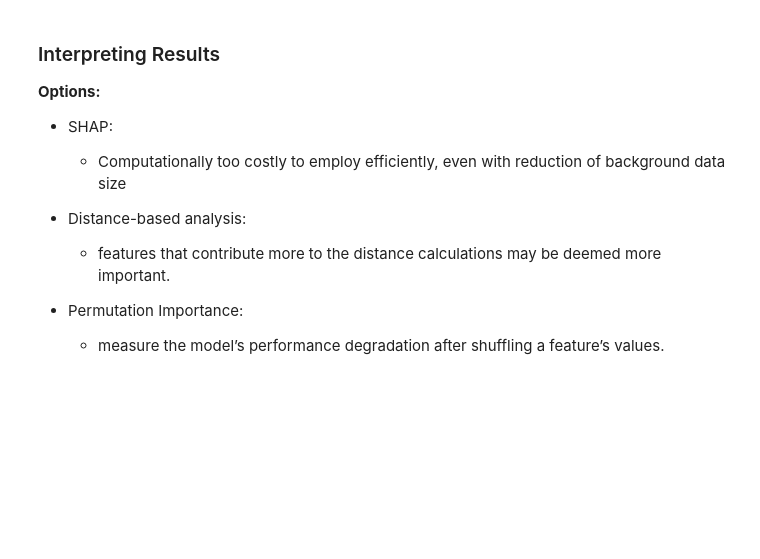
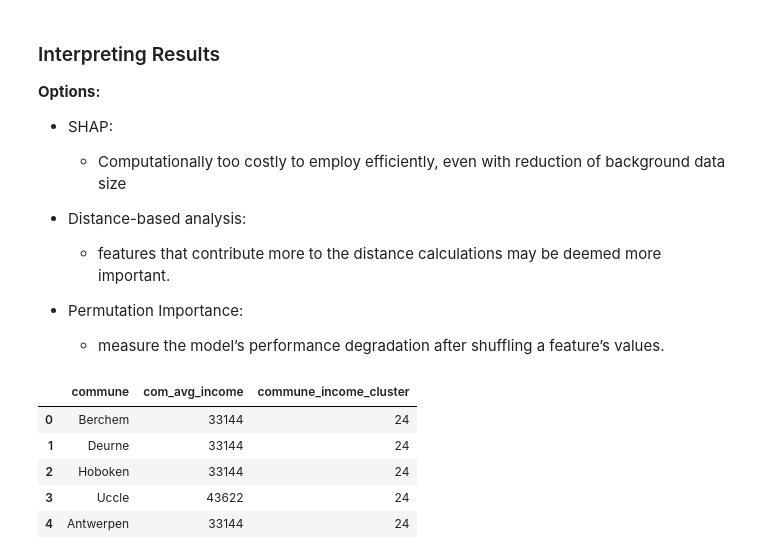
Before and after one commit to Miriam-Stoehr/challenge-regression, a Jupyter notebook: testing.ipynb, the cells around one changed output. Cells and saved outputs as stored; diff of their text form; code cells hidden in the pictures; blank space fills up the shorter version.

```diff
--- a/testing.ipynb
+++ b/testing.ipynb
@@ -124,3 +124,48 @@ plt.show()
 
 * Permutation Importance:
   * measure the model’s performance degradation after shuffling a feature’s values.
+# %%
+# Clustering based on commune and taxable income
+
+import pandas as pd
+from sklearn.preprocessing import StandardScaler
+from sklearn.cluster import DBSCAN
+
+# Assuming 're_df' contains the original data and already has 'commune_encoded' and 'com_avg_income'
+
+# Normalize the features (only 'com_avg_income' and 'commune_encoded')
+scaler = StandardScaler()
+scaled_features = scaler.fit_transform(re_df[['com_avg_income', 'commune_encoded']])
+
+# Apply DBSCAN clustering
+dbscan = DBSCAN(eps=0.2, min_samples=4)
+re_df['commune_income_cluster'] = dbscan.fit_predict(scaled_features)
+
+# Sort communes by income in descending order
+#re_df_sorted = re_df.sort_values(by='com_avg_income', ascending=False)
+
+# Get the unique cluster labels and reverse them
+unique_labels = sorted(re_df['commune_income_cluster'].unique(), reverse=True)
+label_mapping = {old_label: new_label for old_label, new_label in zip(sorted(re_df['commune_income_cluster'].unique()), unique_labels)}
+
+# Map the reversed labels back to the original DataFrame
+re_df['commune_income_cluster_reversed'] = re_df['commune_income_cluster'].map(label_mapping)
+
+# Inspect the result
+re_df[['commune', 'com_avg_income', 'commune_income_cluster', 'commune_income_cluster_reversed']].head()
+
+# Drop 'commune_income_cluster'
+re_df = re_df.drop(columns=['commune_income_cluster'])
+
+# Rename 'commune_income_cluster_reversed'
+re_df = re_df.rename(columns={'commune_income_cluster_reversed': 'commune_income_cluster'})
+
+# Inspect the result
+re_df[['commune', 'com_avg_income', 'commune_income_cluster']].head()
+# %% [output]
+|  | commune | com_avg_income | commune_income_cluster |
+| 0 | Berchem | 33144 | 24 |
+| 1 | Deurne | 33144 | 24 |
+| 2 | Hoboken | 33144 | 24 |
+| 3 | Uccle | 43622 | 24 |
+| 4 | Antwerpen | 33144 | 24 |
```
Also changed, not shown: parts of 4 cells of this notebook, 4 other files.
